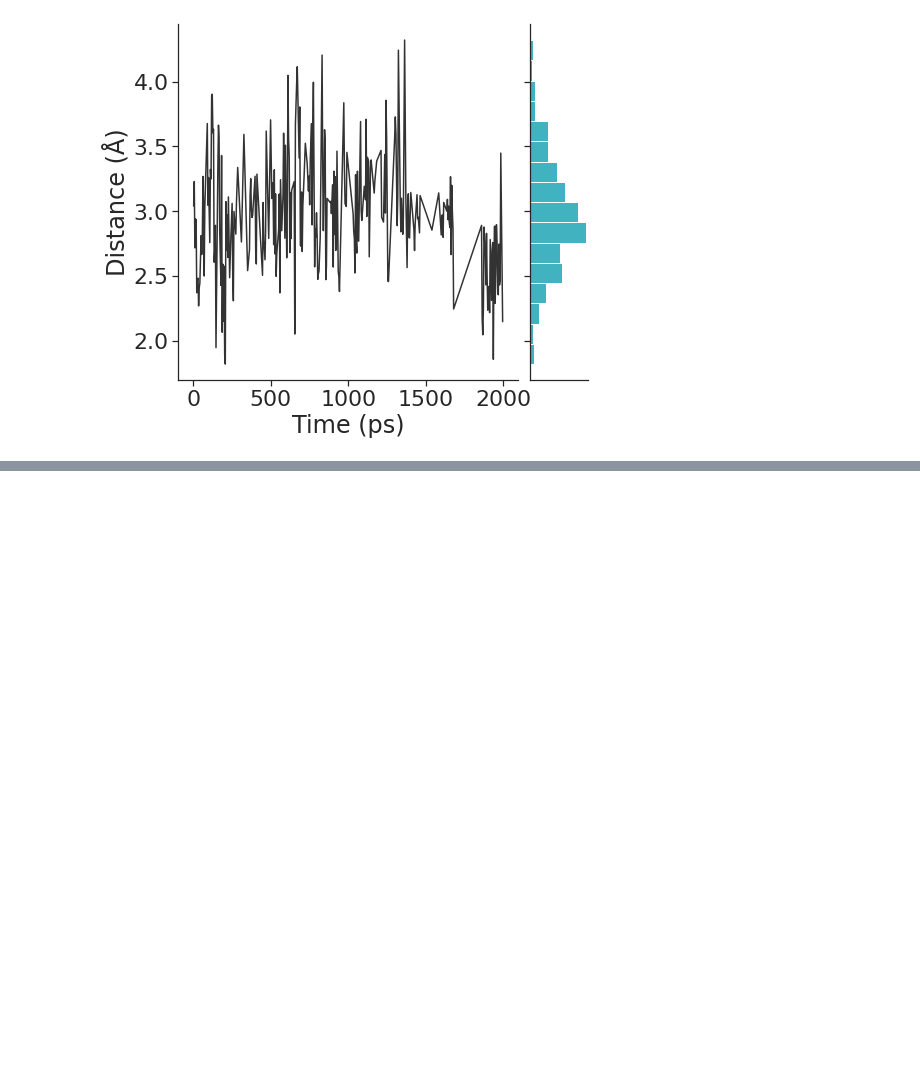
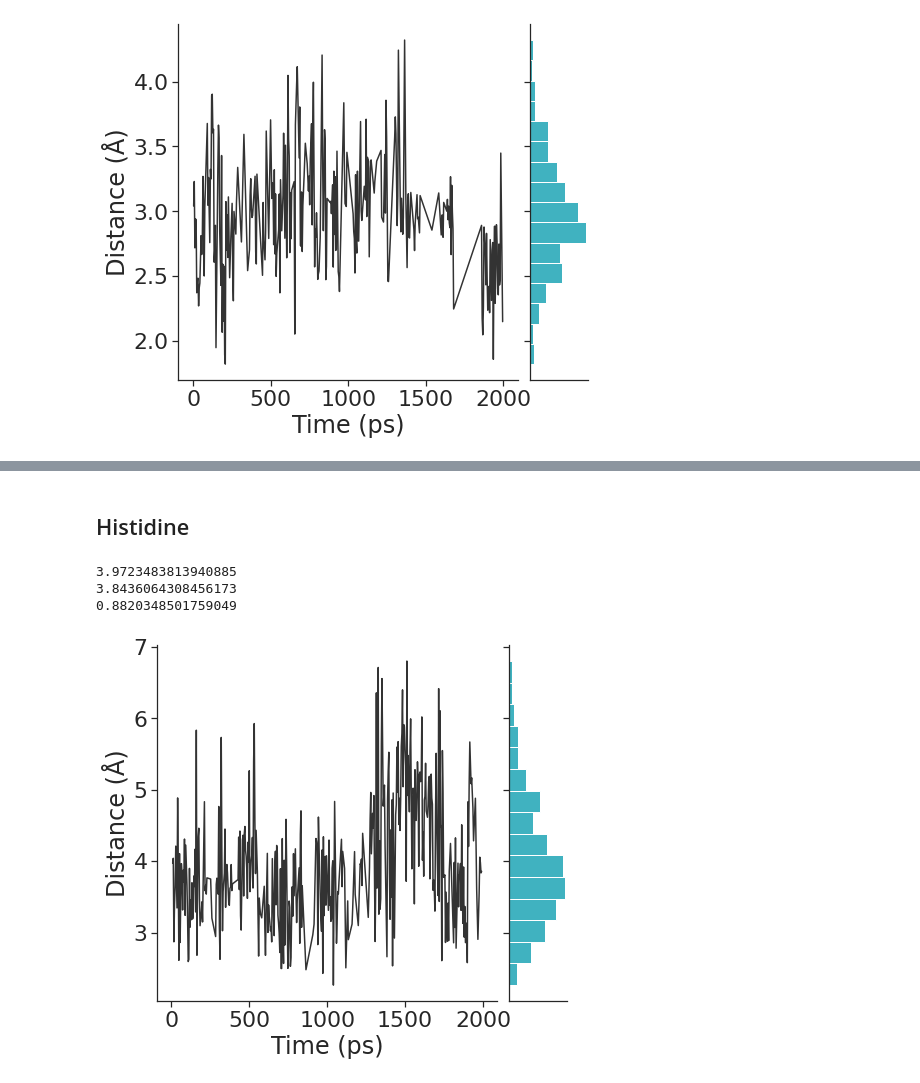
Before and after one commit to jasmin-guven/first_year_project, a Jupyter notebook: execution_model/scripts/plot_water_hbonds.ipynb, the cells around one changed output, grey strips where cells are left out. Cells and saved outputs as stored; diff of their text form; code cells hidden in the pictures; blank space fills up the shorter version.

```diff
--- a/execution_model/scripts/plot_water_hbonds.ipynb
+++ b/execution_model/scripts/plot_water_hbonds.ipynb
@@ -434,0 +512,33 @@ sns.despine()
+# %% [markdown]
+## Histidine
+# %%
+data = np.array([raw_data[0], raw_data[2]])
+data_transpose = np.transpose(data)
+
+dataframe = pd.DataFrame(data_transpose, columns=["time", "his1"])
+avg = np.mean(dataframe["his1"])
+print(avg)
+med = np.median(dataframe["his1"])
+print(med)
+std = np.std(dataframe["his1"])
+print(std)
+plot = sns.jointplot(data=dataframe, x="time", y="his1", kind="scatter", color="#0099AB")
+plot.ax_joint.cla()
+plt.sca(plot.ax_joint)
+plt.scatter(dataframe["time"], dataframe["his1"], c="white")
+plot.ax_joint.plot(dataframe["time"], dataframe["his1"], color="black", alpha=0.8)
+# plot.ax_joint.hlines(avg, 0, 2000, lw=2, color="#D0006F")
+# plot.ax_joint.hlines(med, 0, 2000, lw=2, color="#68246D")
+
+plt.gcf().set_size_inches(8, 8)
+plot.set_axis_labels("Time (ps)", "Distance (Å)")
+plt.setp(plot.ax_marg_x.patches, color="w")
+# plt.setp(plot.ax_marg_x.spines, color="w")
+plot.ax_marg_x.remove()
+plot.ax_joint.spines["top"].set_visible(True)
+sns.despine()
+# %% [output]
+3.9723483813940885
+3.8436064308456173
+0.8820348501759049
+[figure, added]
```
Also changed, not shown: parts of 20 cells of this notebook, 11 other files.
